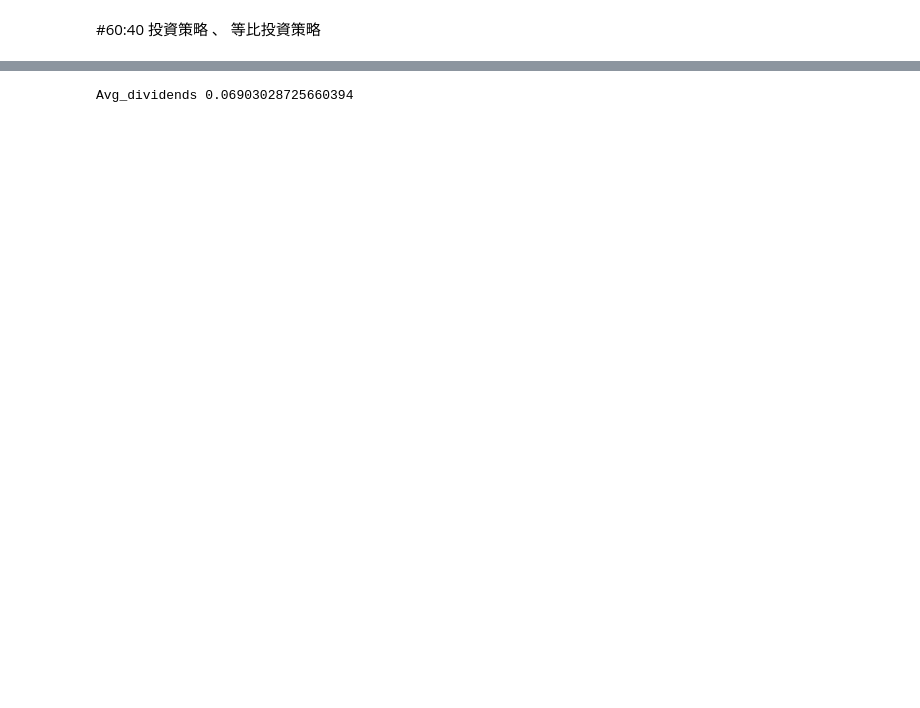
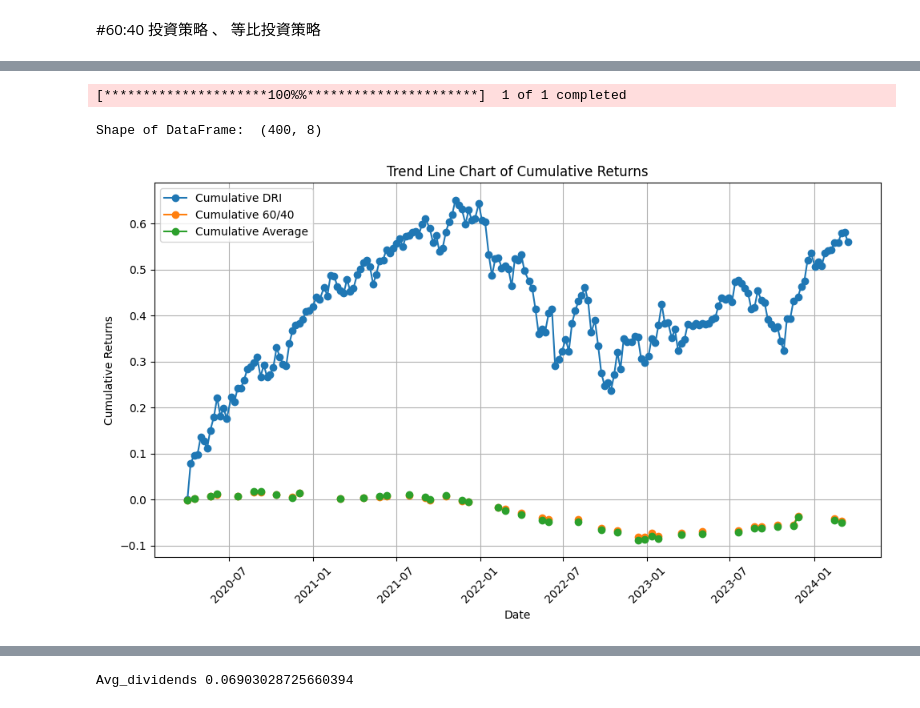
Before and after one commit to ying-ni/drl_finance, a Jupyter notebook: drl.ipynb, the cells around one changed output, grey strips where cells are left out. Saved outputs shown, nothing was run; the diff lists cells and outputs as text; code cells hidden in the pictures; blank space fills up the shorter version.

```diff
--- a/drl.ipynb
+++ b/drl.ipynb
@@ -778,0 +857,6 @@ dtype: float64
+# %%
+cumulative_drl = (1 + daily_return_result['daily_return_DRL']).cumprod() - 1
+cumulative_6040 = (1 + daily_return_result['daily_return_6040']).cumprod() - 1
+cumulative_avg = (1 + daily_return_result['daily_return_avg']).cumprod() - 1
+# %%
+cumulative_returns_result = pd.DataFrame({'date':daily_return_result['date'], 'cumulative_drl': cumulative_drl, 'cumulative_6040': cumulative_6040, 'cumulative_avg': cumulative_avg })
@@ -778,0 +868,33 @@ dtype: float64
+# %%
+baseline_df = get_baseline(
+        ticker='^DJI', start=df_daily_return.loc[0,'date'], end='2021-11-01'
+    )
+
+baseline_returns = get_daily_return(baseline_df, value_col_name="close")
+
+
+date = cumulative_returns_result['date']
+cumulative_drl = cumulative_returns_result['cumulative_drl']
+cumulative_6040 = cumulative_returns_result['cumulative_6040']
+cumulative_avg =cumulative_returns_result['cumulative_avg']
+
+# 繪製趨勢值線圖
+plt.figure(figsize=(10, 6))
+plt.plot(dates, cumulative_drl, marker='o', label='Cumulative DRI')
+plt.plot(dates, cumulative_6040, marker='o', label='Cumulative 60/40')
+plt.plot(dates, cumulative_avg, marker='o', label='Cumulative Average')
+# plt.plot(dates, baseline_returns, marker='o', label='Cumulative DJI')
+plt.xlabel('Date')
+plt.ylabel('Cumulative Returns')
+plt.title('Trend Line Chart of Cumulative Returns')
+plt.xticks(rotation=45)
+plt.legend()
+plt.grid(True)
+plt.tight_layout()
+
+# 顯示圖表
+plt.show()
+# %% [output]
+[*********************100%%**********************]  1 of 1 completed
+Shape of DataFrame:  (400, 8)
+[figure, added]
```
Also changed, not shown: parts of 30 cells of this notebook, 2 other files.
